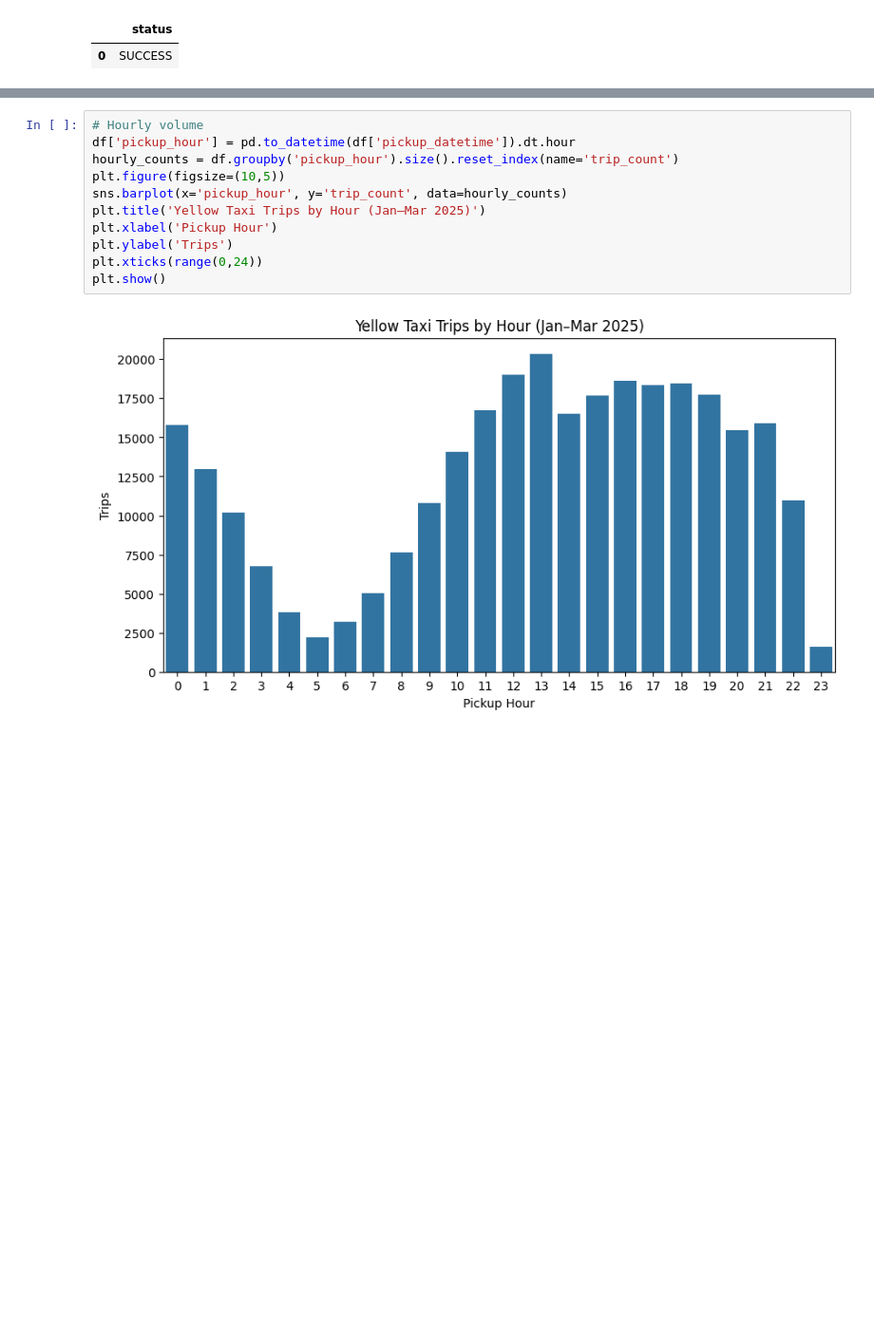
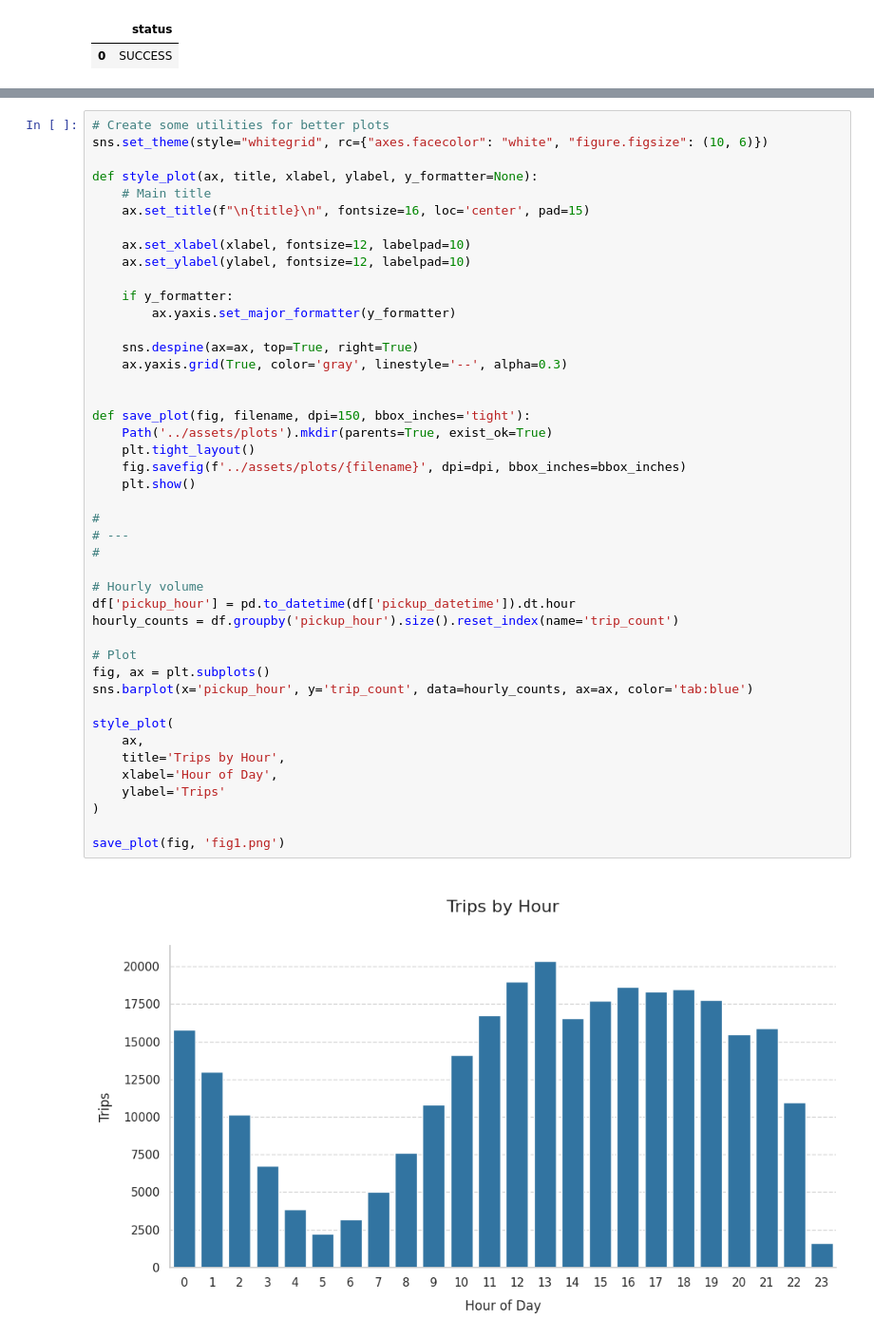
Before and after one commit to jgafnea/taxi-eda, a Jupyter notebook: notebooks/eda.ipynb, the cells around one changed output, grey strips where cells are left out. Shown: that part at 95% size. Cells and saved outputs as stored; diff of their text form; blank space fills up the shorter version.

Commit message:
feat: styling and plot functions

```diff
--- a/notebooks/eda.ipynb
+++ b/notebooks/eda.ipynb
@@ -123,15 +105,48 @@ memory usage: 28.6+ MB
 # %%
+# Create some utilities for better plots
+sns.set_theme(style="whitegrid", rc={"axes.facecolor": "white", "figure.figsize": (10, 6)})
+
+def style_plot(ax, title, xlabel, ylabel, y_formatter=None):
+    # Main title
+    ax.set_title(f"\n{title}\n", fontsize=16, loc='center', pad=15)
+
+    ax.set_xlabel(xlabel, fontsize=12, labelpad=10)
+    ax.set_ylabel(ylabel, fontsize=12, labelpad=10)
+
+    if y_formatter:
+        ax.yaxis.set_major_formatter(y_formatter)
+
+    sns.despine(ax=ax, top=True, right=True)
+    ax.yaxis.grid(True, color='gray', linestyle='--', alpha=0.3)
+
+
+def save_plot(fig, filename, dpi=150, bbox_inches='tight'):
+    Path('../assets/plots').mkdir(parents=True, exist_ok=True)
+    plt.tight_layout()
+    fig.savefig(f'../assets/plots/{filename}', dpi=dpi, bbox_inches=bbox_inches)
+    plt.show()
+
+#
+# ---
+#
+
 # Hourly volume
 df['pickup_hour'] = pd.to_datetime(df['pickup_datetime']).dt.hour
 hourly_counts = df.groupby('pickup_hour').size().reset_index(name='trip_count')
-plt.figure(figsize=(10,5))
-sns.barplot(x='pickup_hour', y='trip_count', data=hourly_counts)
-plt.title('Yellow Taxi Trips by Hour (Jan–Mar 2025)')
-plt.xlabel('Pickup Hour')
-plt.ylabel('Trips')
-plt.xticks(range(0,24))
-plt.show()
+
+# Plot
+fig, ax = plt.subplots()
+sns.barplot(x='pickup_hour', y='trip_count', data=hourly_counts, ax=ax, color='tab:blue')
+
+style_plot(
+    ax,
+    title='Trips by Hour',
+    xlabel='Hour of Day',
+    ylabel='Trips'
+)
+
+save_plot(fig, 'fig1.png')
 # %% [output]
-[figure, old version]
+[figure, new version]
 # %%
 # Distance distribution
```
Also changed, not shown: parts of 6 cells of this notebook.
